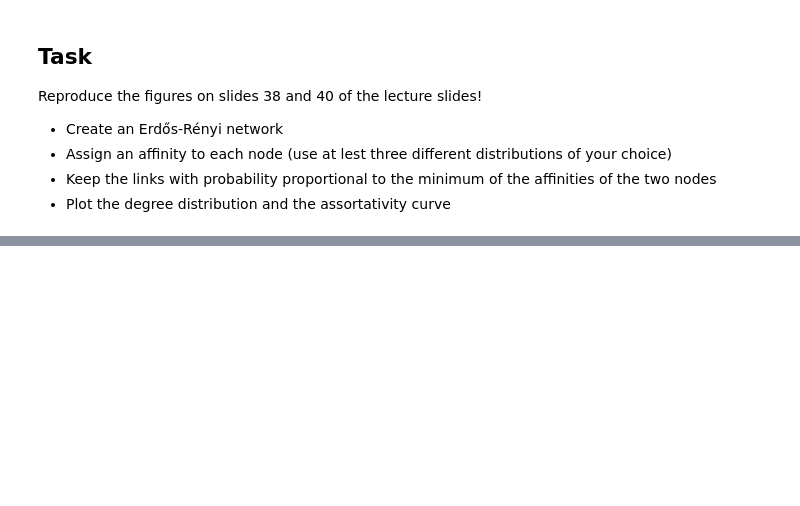
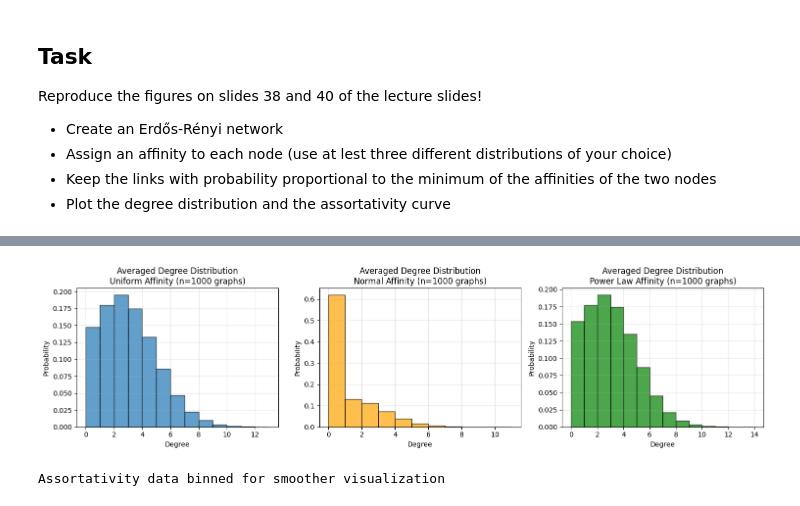
Before and after one commit to c-rothschild/networks, a Jupyter notebook: sampling-class.ipynb, the cells around one changed output, grey strips where cells are left out. Saved outputs shown, nothing was run; the diff lists cells and outputs as text; code cells hidden in the pictures; blank space fills up the shorter version.

```diff
--- a/sampling-class.ipynb
+++ b/sampling-class.ipynb
@@ -281,0 +405,66 @@ nx.draw(er_uniform.edge_subgraph(edges))
+# %%
+# Plot averaged degree distributions across all graphs
+fig, axes = plt.subplots(1, 3, figsize=(15, 4))
+
+# Uniform distribution
+max_deg = max(all_degrees_uniform) if all_degrees_uniform else 0
+axes[0].hist(all_degrees_uniform, bins=range(max_deg+2), alpha=0.7, edgecolor='black', density=True)
+axes[0].set_xlabel('Degree')
+axes[0].set_ylabel('Probability')
+axes[0].set_title(f'Averaged Degree Distribution\nUniform Affinity (n={n_graphs} graphs)')
+axes[0].grid(True, alpha=0.3)
+
+# Normal distribution
+max_deg = max(all_degrees_normal) if all_degrees_normal else 0
+axes[1].hist(all_degrees_normal, bins=range(max_deg+2), alpha=0.7, edgecolor='black', color='orange', density=True)
+axes[1].set_xlabel('Degree')
+axes[1].set_ylabel('Probability')
+axes[1].set_title(f'Averaged Degree Distribution\nNormal Affinity (n={n_graphs} graphs)')
+axes[1].grid(True, alpha=0.3)
+
+# Power law distribution
+max_deg = max(all_degrees_power) if all_degrees_power else 0
+axes[2].hist(all_degrees_power, bins=range(max_deg+2), alpha=0.7, edgecolor='black', color='green', density=True)
+axes[2].set_xlabel('Degree')
+axes[2].set_ylabel('Probability')
+axes[2].set_title(f'Averaged Degree Distribution\nPower Law Affinity (n={n_graphs} graphs)')
+axes[2].grid(True, alpha=0.3)
+
+plt.tight_layout()
+plt.show()
+# %% [output]
+[figure, added]
+# %%
+# Create binned averages for smoother assortativity curves
+def bin_assortativity_data(node_aff, neighbor_aff, n_bins=20):
+    """Bin the assortativity data and compute averages"""
+    # Sort by node affinity
+    sorted_indices = np.argsort(node_aff)
+    sorted_node_aff = node_aff[sorted_indices]
+    sorted_neighbor_aff = neighbor_aff[sorted_indices]
+
+    # Create bins
+    bin_size = len(node_aff) // n_bins
+    binned_node_aff = []
+    binned_neighbor_aff = []
+    binned_std = []
+
+    for i in range(n_bins):
+        start = i * bin_size
+        end = start + bin_size if i < n_bins - 1 else len(node_aff)
+
+        if end > start:
+            binned_node_aff.append(np.mean(sorted_node_aff[start:end]))
+            binned_neighbor_aff.append(np.mean(sorted_neighbor_aff[start:end]))
+            binned_std.append(np.std(sorted_neighbor_aff[start:end]))
+
+    return np.array(binned_node_aff), np.array(binned_neighbor_aff), np.array(binned_std)
+
+# Bin the data for each distribution
+uniform_binned = bin_assortativity_data(all_uniform_aff, all_uniform_neighbor_aff)
+normal_binned = bin_assortativity_data(all_normal_aff, all_normal_neighbor_aff)
+power_binned = bin_assortativity_data(all_power_aff, all_power_neighbor_aff)
+
+print("Assortativity data binned for smoother visualization")
+# %% [output]
+Assortativity data binned for smoother visualization
```
Also changed, not shown: parts of 25 cells of this notebook.
